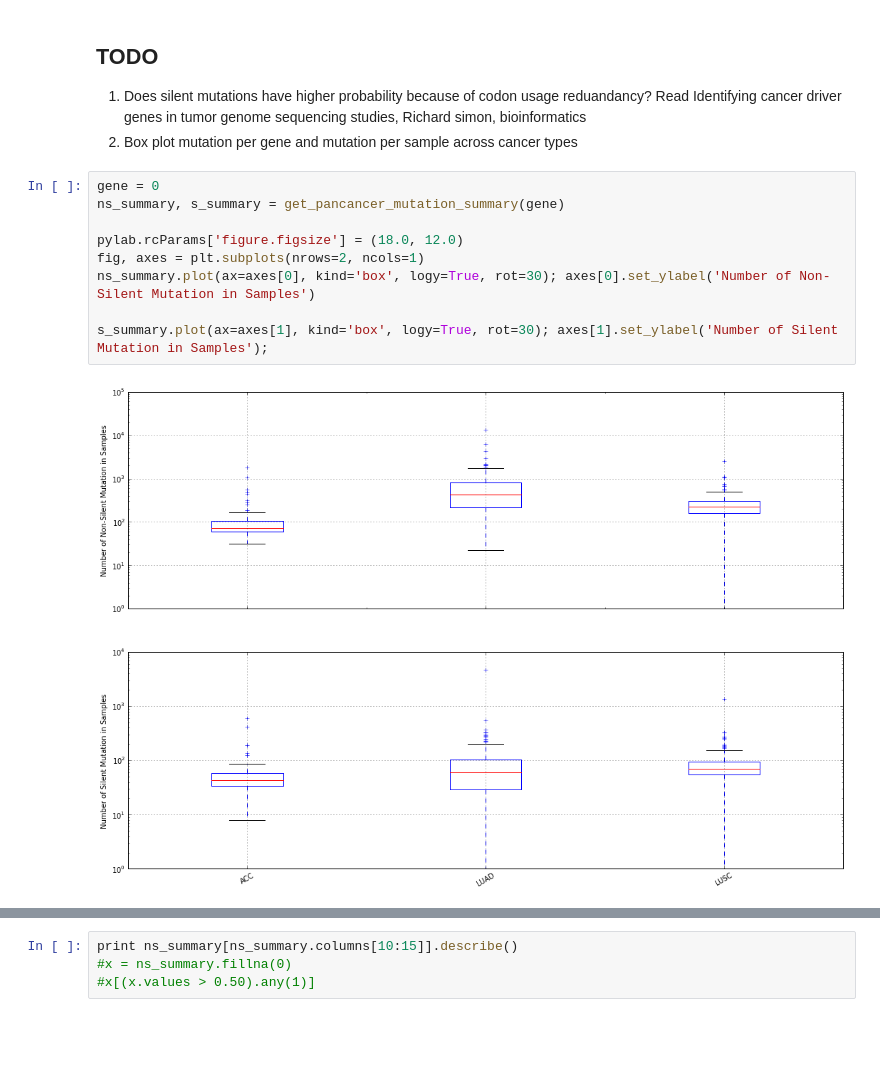
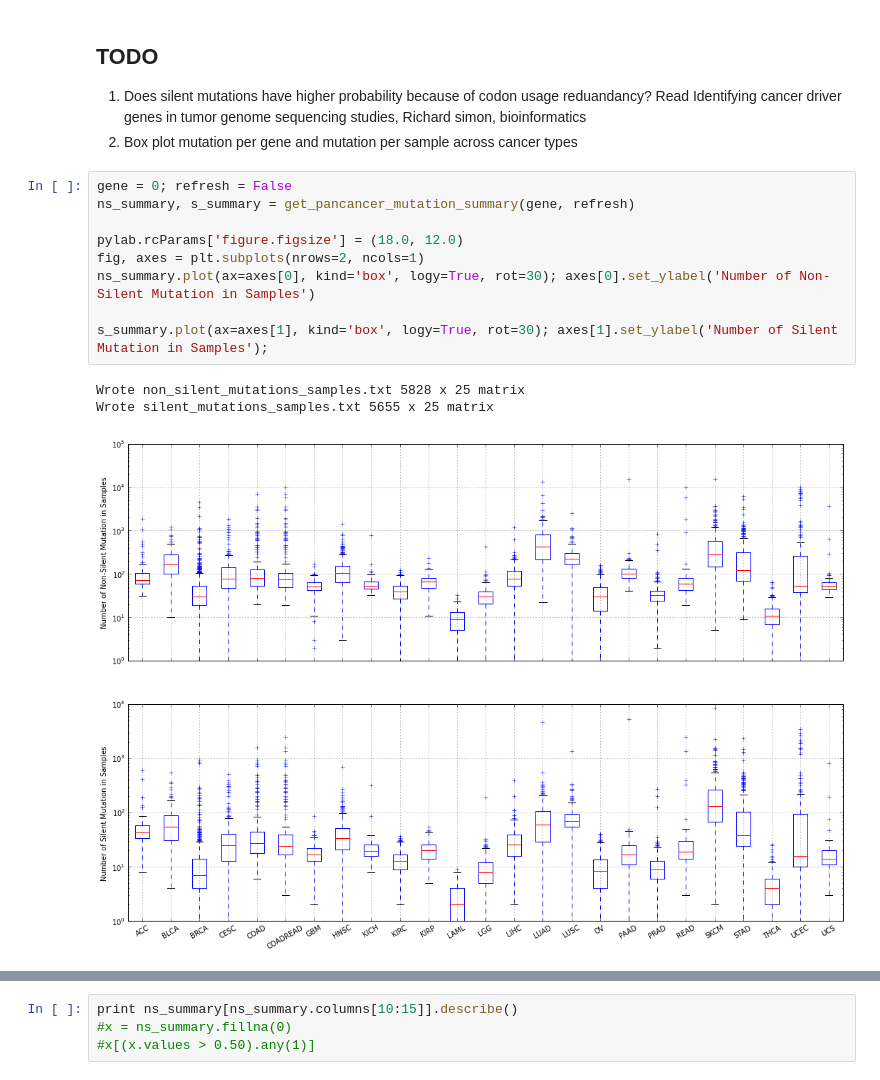
Before and after one commit to nitinksingh/driver, a Jupyter notebook: mutation.ipynb, the cells around one changed output, grey strips where cells are left out. Saved outputs shown, nothing was run; the diff lists cells and outputs as text; blank space fills up the shorter version.

```diff
--- a/mutation.ipynb
+++ b/mutation.ipynb
@@ -101,14 +101,16 @@ def plot_corr(cancer_type, Gene_or_Sample):
 1. Does silent mutations have higher probability because of codon usage reduandancy? Read  Identifying cancer driver genes in tumor genome sequencing studies, Richard simon, bioinformatics
 2. Box plot mutation per gene and mutation per sample across cancer types
 # %%
-gene = 0
-ns_summary, s_summary = get_pancancer_mutation_summary(gene)
+gene = 0; refresh = False
+ns_summary, s_summary = get_pancancer_mutation_summary(gene, refresh)
 
 pylab.rcParams['figure.figsize'] = (18.0, 12.0)
 fig, axes = plt.subplots(nrows=2, ncols=1)
 ns_summary.plot(ax=axes[0], kind='box', logy=True, rot=30); axes[0].set_ylabel('Number of Non-Silent Mutation in Samples')
 
 s_summary.plot(ax=axes[1], kind='box', logy=True, rot=30); axes[1].set_ylabel('Number of Silent Mutation in Samples');
 # %% [output]
+Wrote non_silent_mutations_samples.txt 5828 x 25 matrix
+Wrote silent_mutations_samples.txt 5655 x 25 matrix
-[figure, old version]
+[figure, new version]
 # %%
```
Also changed, not shown: parts of 10 cells of this notebook, 5 other files.
